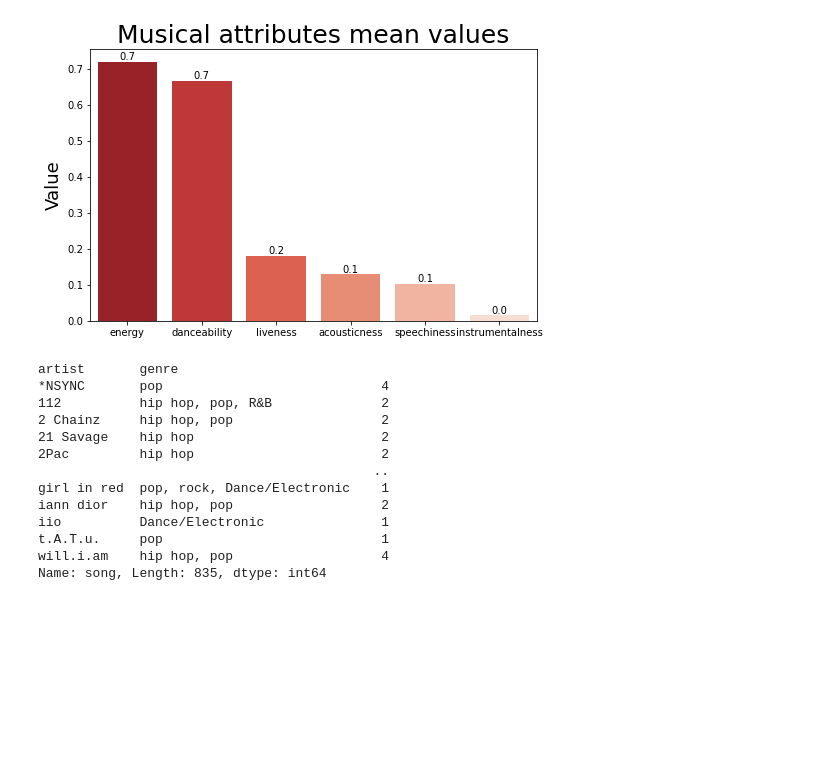
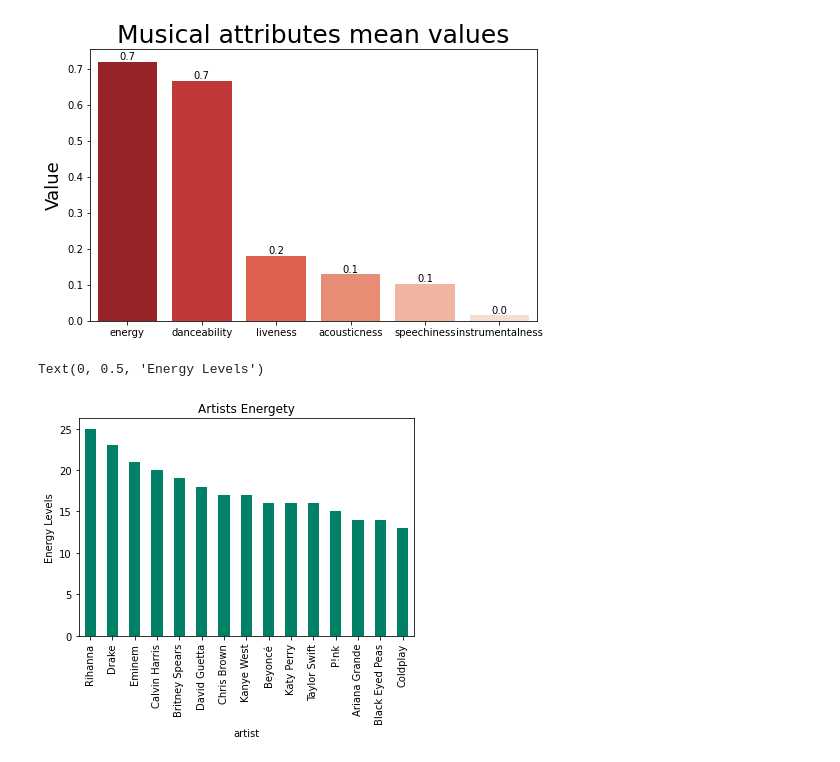
Before and after one commit to FZambujal/DAUCD, a Jupyter notebook: Popular Songs.ipynb, the cells around one changed output. Drawn from its saved outputs; the diff is of its cells as text; code cells hidden in the pictures; blank space fills up the shorter version.

```diff
--- a/Popular Songs.ipynb
+++ b/Popular Songs.ipynb
@@ -220,19 +211,13 @@ plt.yticks(fontsize=10)
 plt.show()
 # %% [output]
 [figure]
-# %%
-hits.groupby(["artist", "genre"])["song"].count()
-# %% [output]
-artist       genre
-*NSYNC       pop                            4
-112          hip hop, pop, R&B              2
-2 Chainz     hip hop, pop                   2
-21 Savage    hip hop                        2
-2Pac         hip hop                        2
-                                           ..
-girl in red  pop, rock, Dance/Electronic    1
-iann dior    hip hop, pop                   2
-iio          Dance/Electronic               1
-t.A.T.u.     pop                            1
-will.i.am    hip hop, pop                   4
-Name: song, Length: 835, dtype: int64
+# %%
+#Songs with more energy
+
+energy = hits.groupby('artist')['energy'].count().nlargest(15).plot(kind='bar', \
+               title='Artists Energety', \
+               colormap='summer',  )
+energy.set_ylabel('Energy Levels')
+# %% [output]
+Text(0, 0.5, 'Energy Levels')
+[figure, added]
```
Also changed, not shown: parts of 5 cells of this notebook, 3 other files.
